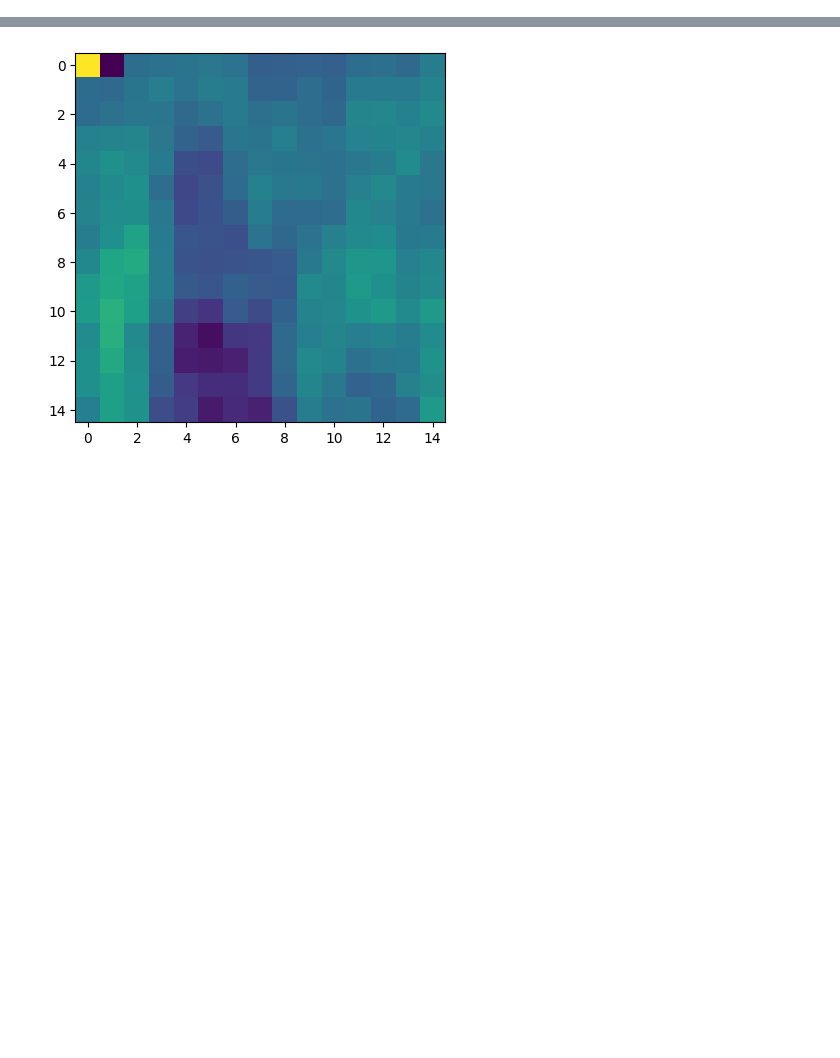
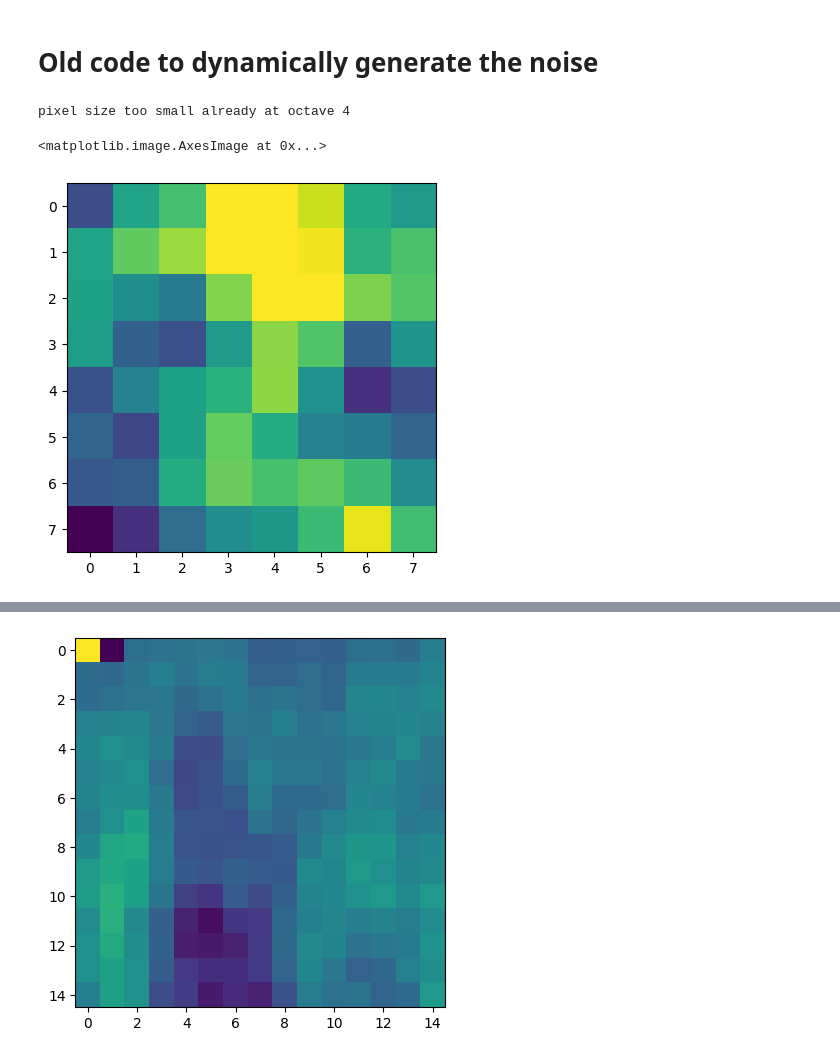
Before and after one commit to peinador/fireplace, a Jupyter notebook: fireplace/lights/noise.ipynb, the cells around one changed output, grey strips where cells are left out. Drawn from its saved outputs; the diff is of its cells as text; code cells hidden in the pictures; blank space fills up the shorter version.

```diff
--- a/fireplace/lights/noise.ipynb
+++ b/fireplace/lights/noise.ipynb
@@ -0,0 +92,17 @@
+# %% [markdown]
+# Old code to dynamically generate the noise
+# %%
+from time import sleep
+from typing import List, Tuple
+from matplotlib import pyplot as plt
+import numpy as np
+from fireplace.lights.noise import PerlinNoise
+
+perlin = PerlinNoise(shape=(8,8))
+
+noise = perlin.render(octaves=5,pixel_offset=(0,10))
+plt.imshow(noise.T)
+# %% [output]
+pixel size too small already at octave 4
+<matplotlib.image.AxesImage at 0x...>
+[figure, added]
```
Also changed, not shown: parts of 7 cells of this notebook, 10 other files.
